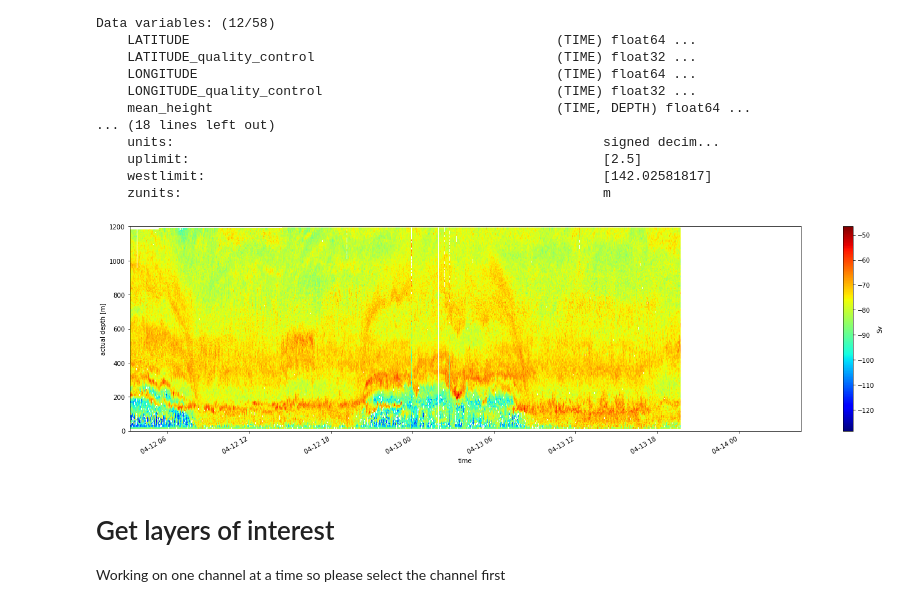
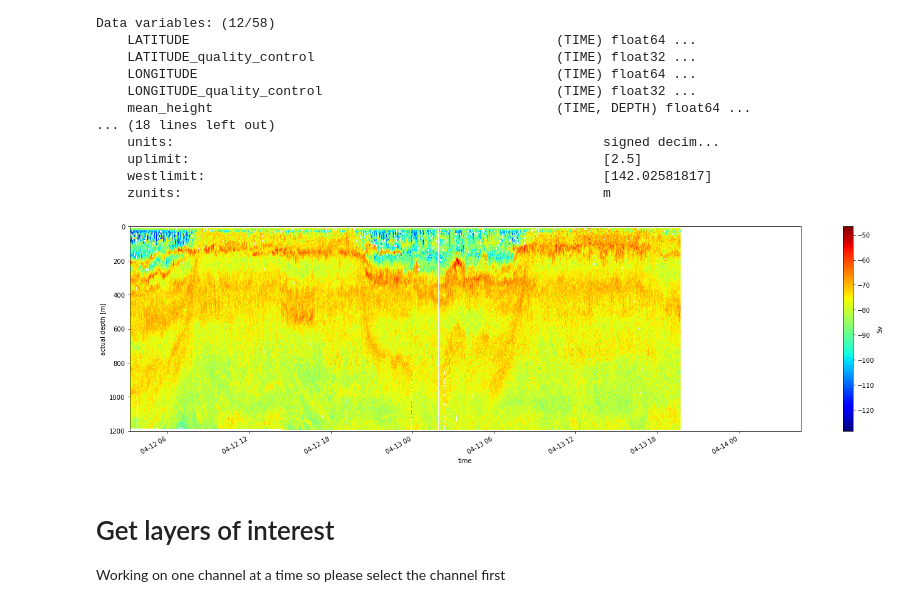
Before and after one commit to loicbachelot/owh-proj-bioacoustics, a Jupyter notebook: bioacoustics/layer_extraction/alternative_methods.ipynb, the cells around one changed output. Saved outputs shown, nothing was run; the diff lists cells and outputs as text; code cells hidden in the pictures.

```diff
--- a/bioacoustics/layer_extraction/alternative_methods.ipynb
+++ b/bioacoustics/layer_extraction/alternative_methods.ipynb
@@ -42,8 +42,9 @@ Data variables: (12/58)
     zunits:                                                      m
 # %%
 fig = (10*np.log10(ds.Sv)).plot(x='TIME', size=6, aspect=4, cmap="jet")
+plt.gca().invert_yaxis()
 # %% [output]
-[figure, old version]
+[figure, new version]
 # %% [markdown]
 # Get layers of interest
 
```
Also changed, not shown: parts of 18 cells of this notebook.
